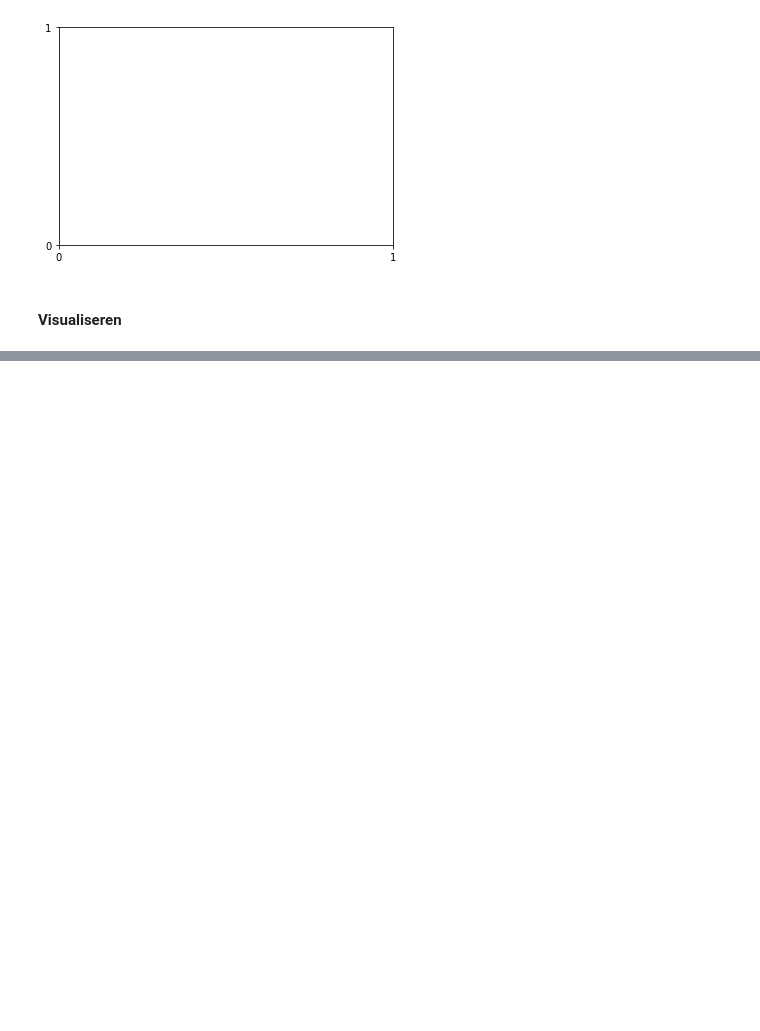
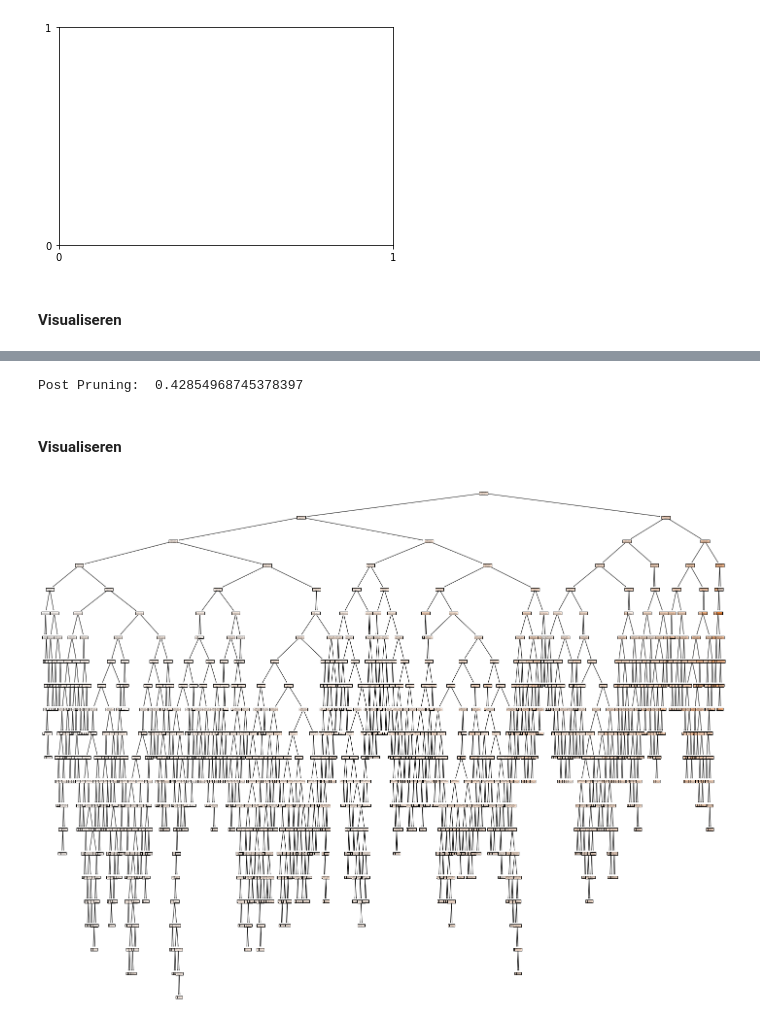
Before and after one commit to dvwgerritsen/data_science_research_report, a Jupyter notebook: research_report.ipynb, the cells around one changed output, grey strips where cells are left out. Drawn from its saved outputs; the diff is of its cells as text; code cells hidden in the pictures; blank space fills up the shorter version.

```diff
--- a/research_report.ipynb
+++ b/research_report.ipynb
@@ -411,0 +486,27 @@ Het logistic regression model is minimaal, maar er is op basis van de YearBuilt
+# %%
+
+
+treeRegressor = DecisionTreeRegressor( ccp_alpha=0.6)
+treeRegressor.fit(X_train,y_train)
+pred=treeRegressor.predict(X_test)
+print("Post Pruning: ", r2_score(y_test, pred))
+# %% [output]
+Post Pruning:  0.42854968745378397
+# %% [markdown]
+
+
+#### Visualiseren
+# %%
+target = list(y.unique())
+feature_names = list(X.columns)
+from sklearn import tree
+
+fig = plt.figure(figsize=(25,20))
+_ = tree.plot_tree(treeRegressor,
+                   feature_names=feature_names,
+                   class_names=target,
+                   filled=True)
+
+fig.savefig(fname="decision_tree.png")
+# %% [output]
+[figure, added]
```
Also changed, not shown: parts of 10 cells of this notebook, 2 other files.
